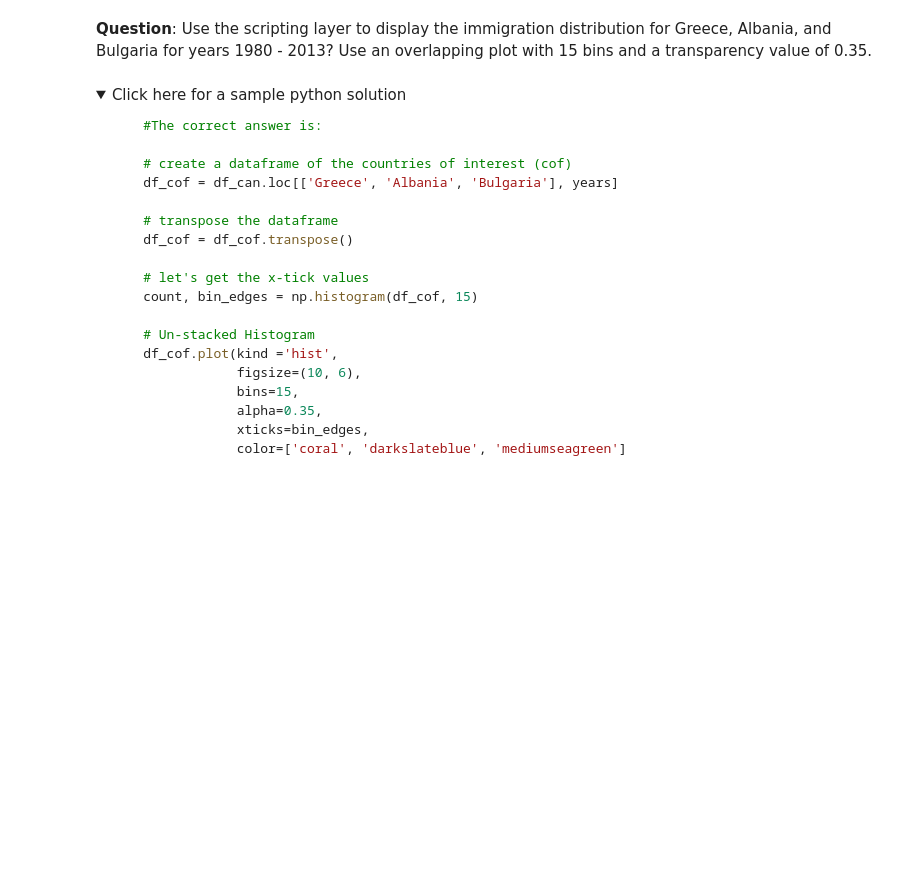
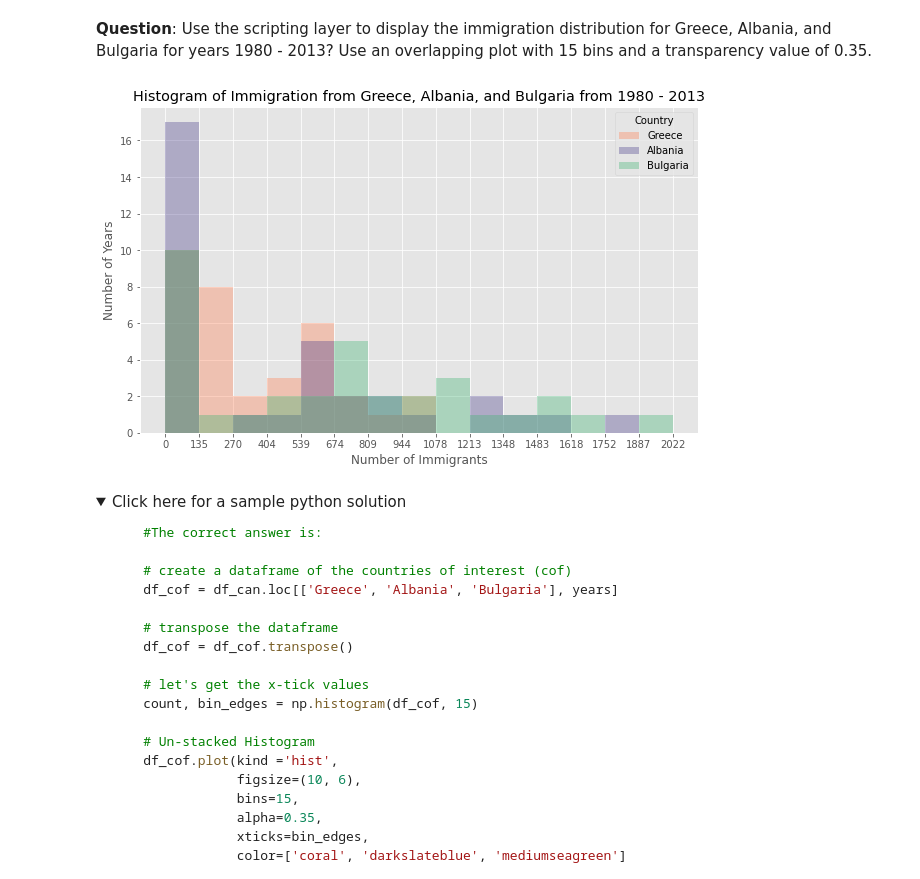
Before and after one commit to utshabkg/IBM-Applied-Data-Science-Specialization, a Jupyter notebook: Data Visualization with Python/DV0101EN-Exercise-Area-Plots-Histograms-and-Bar-Charts.ipynb, the cells around one changed output. Cells and saved outputs as stored; diff of their text form; code cells hidden in the pictures; folded sections open; blank space fills up the shorter version.

```diff
--- a/Data Visualization with Python/DV0101EN-Exercise-Area-Plots-Histograms-and-Bar-Charts.ipynb
+++ b/Data Visualization with Python/DV0101EN-Exercise-Area-Plots-Histograms-and-Bar-Charts.ipynb
@@ -506,3 +601,31 @@ plt.show()
+# %%
+### type your answer here
+
+# create a dataframe of the countries of interest (cof)
+df_cof = df_can.loc[['Greece', 'Albania', 'Bulgaria'], years]
+
+# transpose the dataframe
+df_cof = df_cof.transpose()
+
+# let's get the x-tick values
+count, bin_edges = np.histogram(df_cof, 15)
+
+# Un-stacked Histogram
+df_cof.plot(kind ='hist',
+            figsize=(10, 6),
+            bins=15,
+            alpha=0.35,
+            xticks=bin_edges,
+            color=['coral', 'darkslateblue', 'mediumseagreen']
+            )
+
+plt.title('Histogram of Immigration from Greece, Albania, and Bulgaria from 1980 - 2013')
+plt.ylabel('Number of Years')
+plt.xlabel('Number of Immigrants')
+
+plt.show()
+# %% [output]
+[figure, added]
 # %% [markdown]
 <details><summary>Click here for a sample python solution</summary>
 
```
Also changed, not shown: parts of 24 cells of this notebook.
